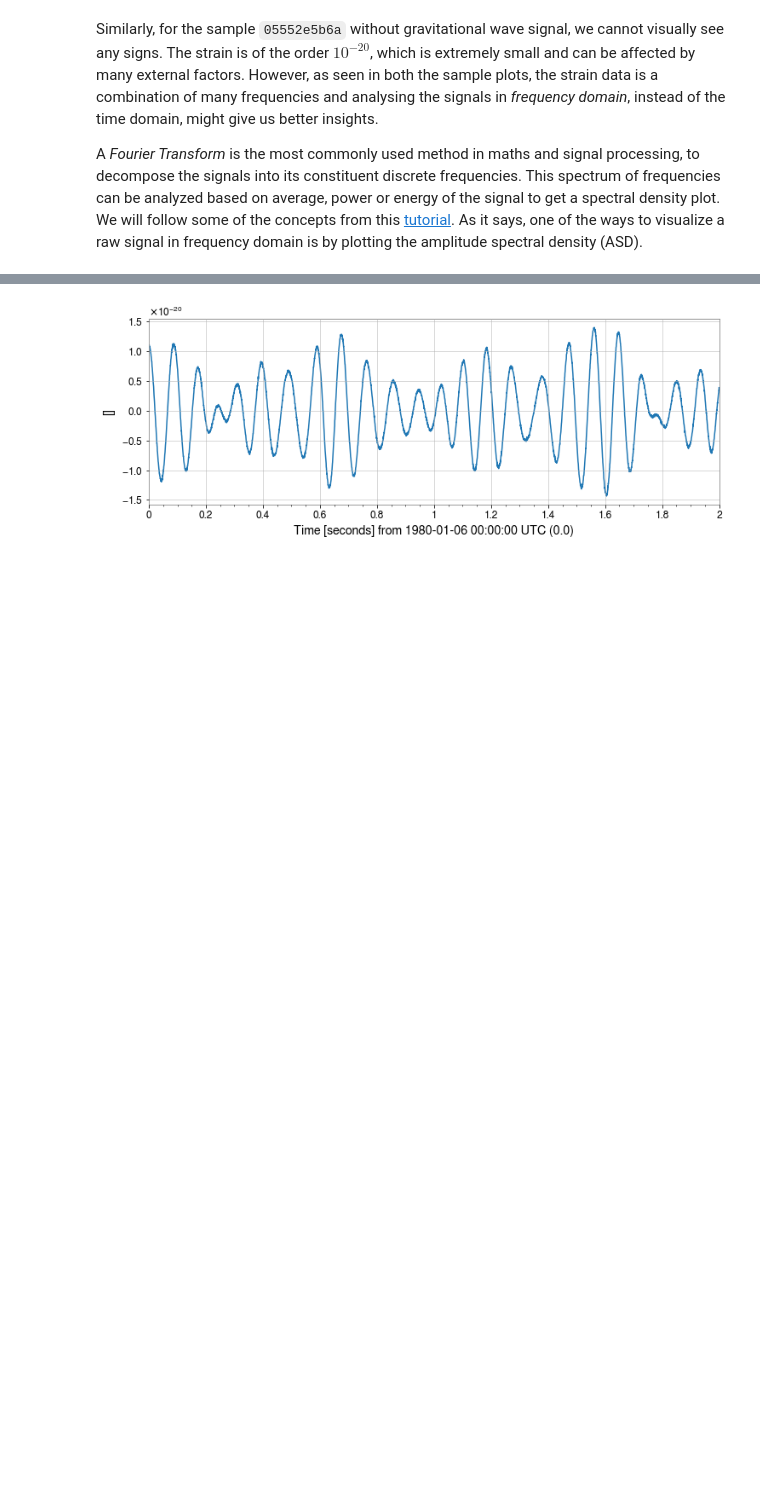
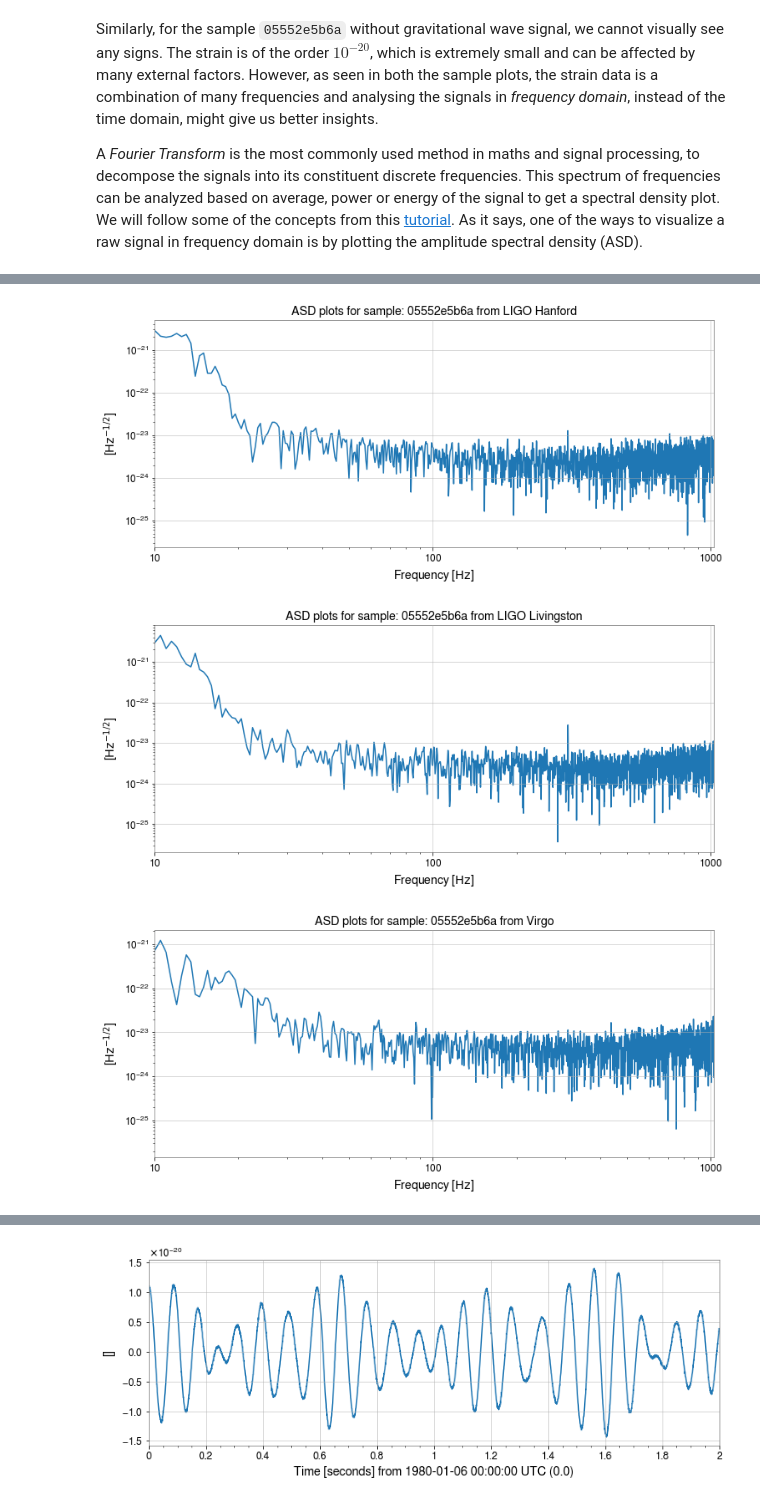
Before and after one commit to SiddharthPatel45/gravitational-wave-detection, a Jupyter notebook: code/gw-detection-analysis.ipynb, the cells around one changed output, grey strips where cells are left out. Cells and saved outputs as stored; diff of their text form; code cells hidden in the pictures; blank space fills up the shorter version.

```diff
--- a/code/gw-detection-analysis.ipynb
+++ b/code/gw-detection-analysis.ipynb
@@ -164,0 +201,7 @@ sample_gw_ts = TimeSeries(get_data(sample_gw_id)[0], sample_rate=sample_rate)
+# %%
+# plot ASD for sample w/o GW
+plot_asd(sample_no_gw_id)
+# %% [output]
+[figure, added]
+[figure, added]
+[figure, added]
```
Also changed, not shown: parts of 37 cells of this notebook.
